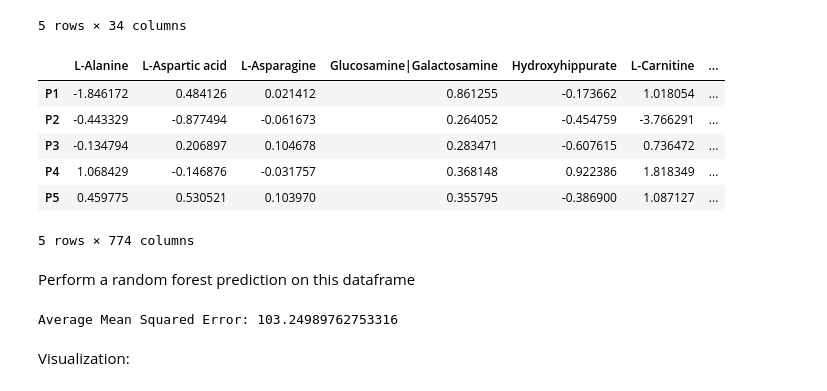
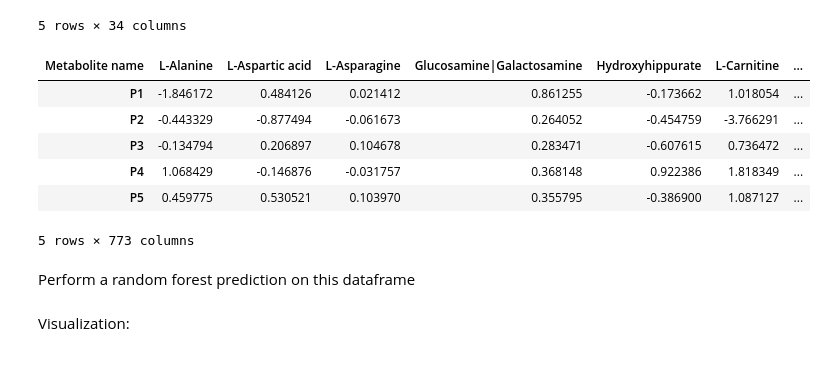
Before and after one commit to Arnie-He/HumanAging-Bunning2019, a Jupyter notebook: RF Regression/RF_Modeling.ipynb, the cells around one changed output. Saved outputs shown, nothing was run; the diff lists cells and outputs as text; code cells hidden in the pictures.

```diff
--- a/RF Regression/RF_Modeling.ipynb
+++ b/RF Regression/RF_Modeling.ipynb
@@ -49,22 +49,23 @@ table2df.head()
 # %%
 df['Sex'] = table2df['Demographics']['Sex'].values
 # One-hot encode the Sex and scale BMI so that id doesn't become a dominant feature
-df = pd.get_dummies(df, columns=['Sex'])
+# df = pd.get_dummies(df, columns=['Sex'])
+df['Sex'] = df['Sex'].map(lambda x: 1 if x == 'Male' else 0)
 
 df['BMI'] = table2df['Demographics']['BMI'].values
-df['BMI'] = StandardScaler().fit_transform(df[['BMI']])
+# df['BMI'] = StandardScaler().fit_transform(df[['BMI']])
 
 
 # Age always needs to be at the end since it's the label
 df['Age'] = table2df['Demographics']['Age'].values
 df.head()
 # %% [output]
-|  | L-Alanine | L-Aspartic acid | L-Asparagine | Glucosamine|Galactosamine | Hydroxyhippurate | L-Carnitine | ... |
+| Metabolite name | L-Alanine | L-Aspartic acid | L-Asparagine | Glucosamine|Galactosamine | Hydroxyhippurate | L-Carnitine | ... |
 | P1 | -1.846172 | 0.484126 | 0.021412 | 0.861255 | -0.173662 | 1.018054 | ... |
 | P2 | -0.443329 | -0.877494 | -0.061673 | 0.264052 | -0.454759 | -3.766291 | ... |
 | P3 | -0.134794 | 0.206897 | 0.104678 | 0.283471 | -0.607615 | 0.736472 | ... |
 | P4 | 1.068429 | -0.146876 | -0.031757 | 0.368148 | 0.922386 | 1.818349 | ... |
 | P5 | 0.459775 | 0.530521 | 0.103970 | 0.355795 | -0.386900 | 1.087127 | ... |
-5 rows × 774 columns
+5 rows × 773 columns
 # %% [markdown]
 Perform a random forest prediction on this dataframe
@@ -140,8 +143,6 @@ for train_index, val_index in kf.split(X):
 # Calculate average MSE across folds
 avg_mse = np.mean(mse_scores)
 print(f"Average Mean Squared Error: {avg_mse}")
-# %% [output]
-Average Mean Squared Error: 103.24989762753316
 # %% [markdown]
 Visualization:
 # %%
```
Also changed, not shown: parts of 7 cells of this notebook, 1 other file.
